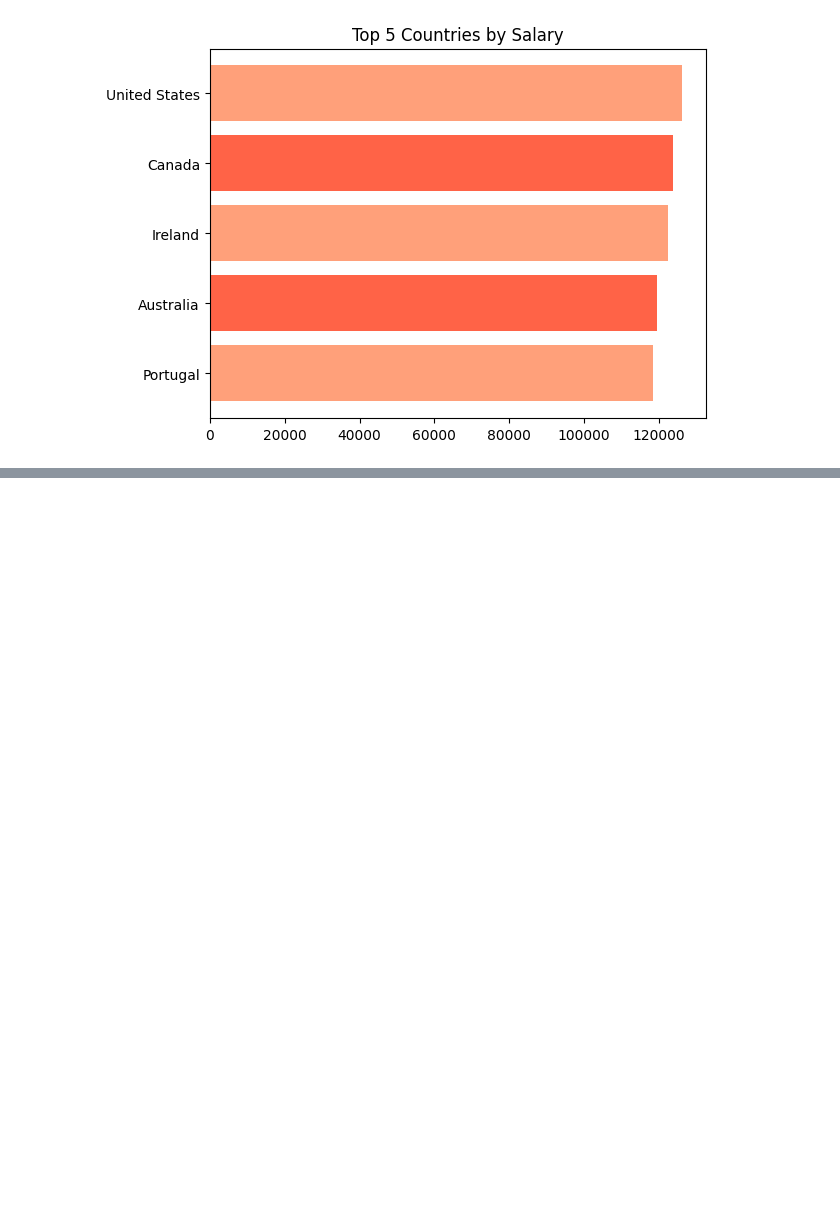
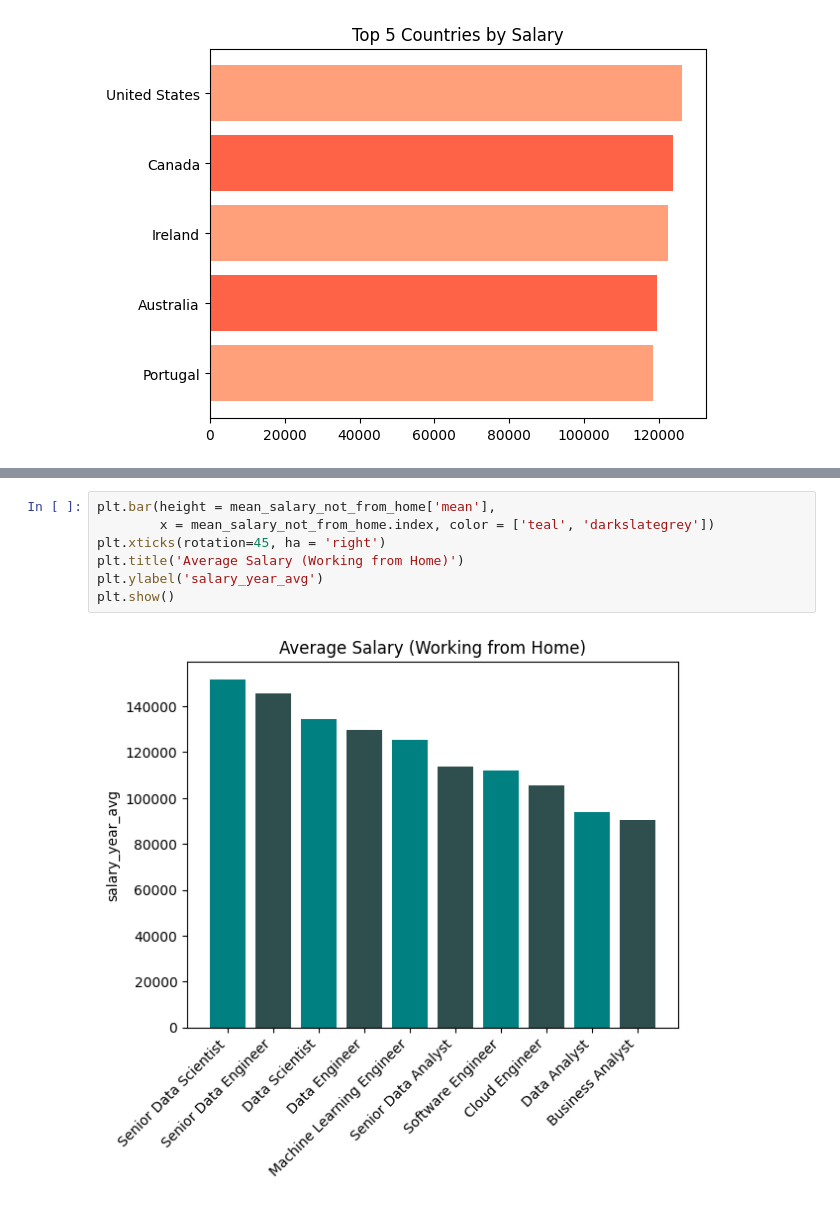
Before and after one commit to minaekramy06/job-salary-analysis, a Jupyter notebook: notebooks/job_salary_analysis.ipynb, the cells around one changed output, grey strips where cells are left out. Cells and saved outputs as stored; diff of their text form; blank space fills up the shorter version.

```diff
--- a/notebooks/job_salary_analysis.ipynb
+++ b/notebooks/job_salary_analysis.ipynb
@@ -178,0 +188,9 @@ plt.show()
+# %%
+plt.bar(height = mean_salary_not_from_home['mean'],
+        x = mean_salary_not_from_home.index, color = ['teal', 'darkslategrey'])
+plt.xticks(rotation=45, ha = 'right')
+plt.title('Average Salary (Working from Home)')
+plt.ylabel('salary_year_avg')
+plt.show()
+# %% [output]
+[figure, added]
```
Also changed, not shown: parts of 2 cells of this notebook.
